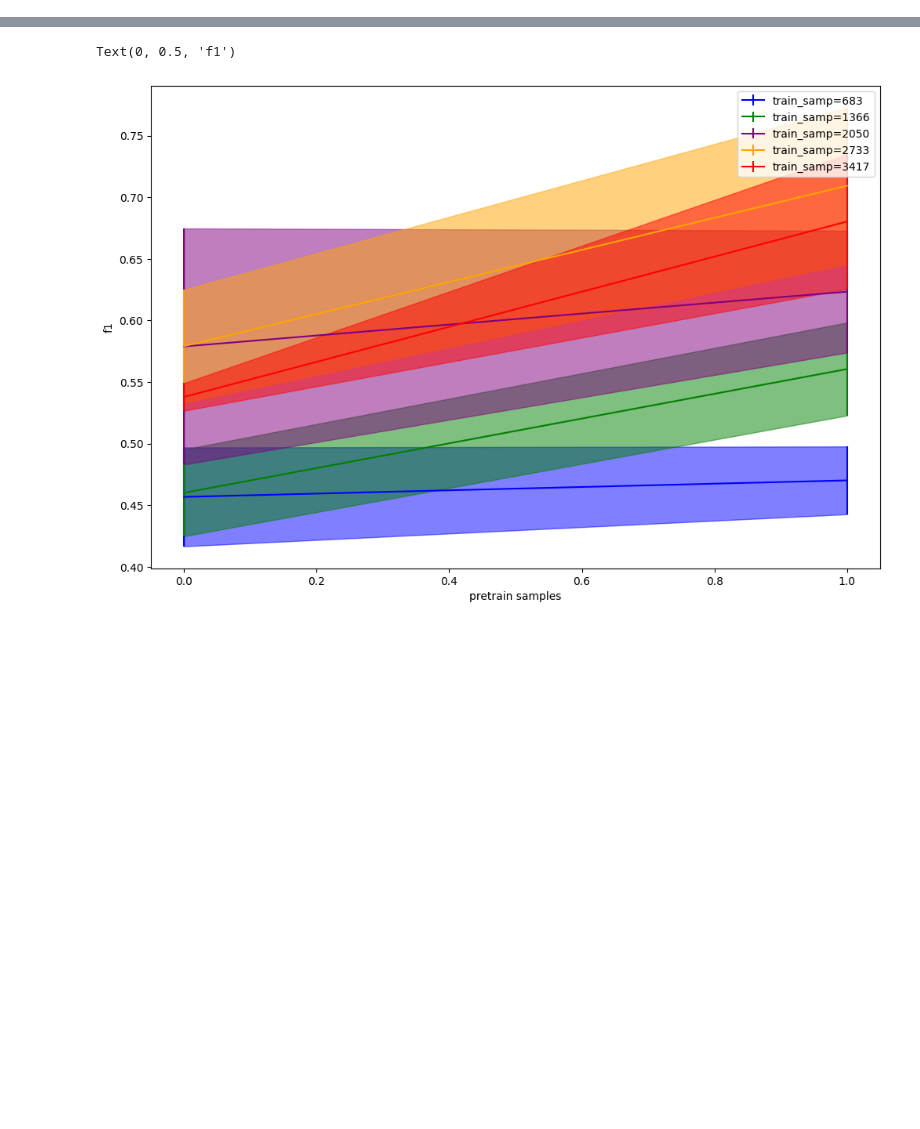
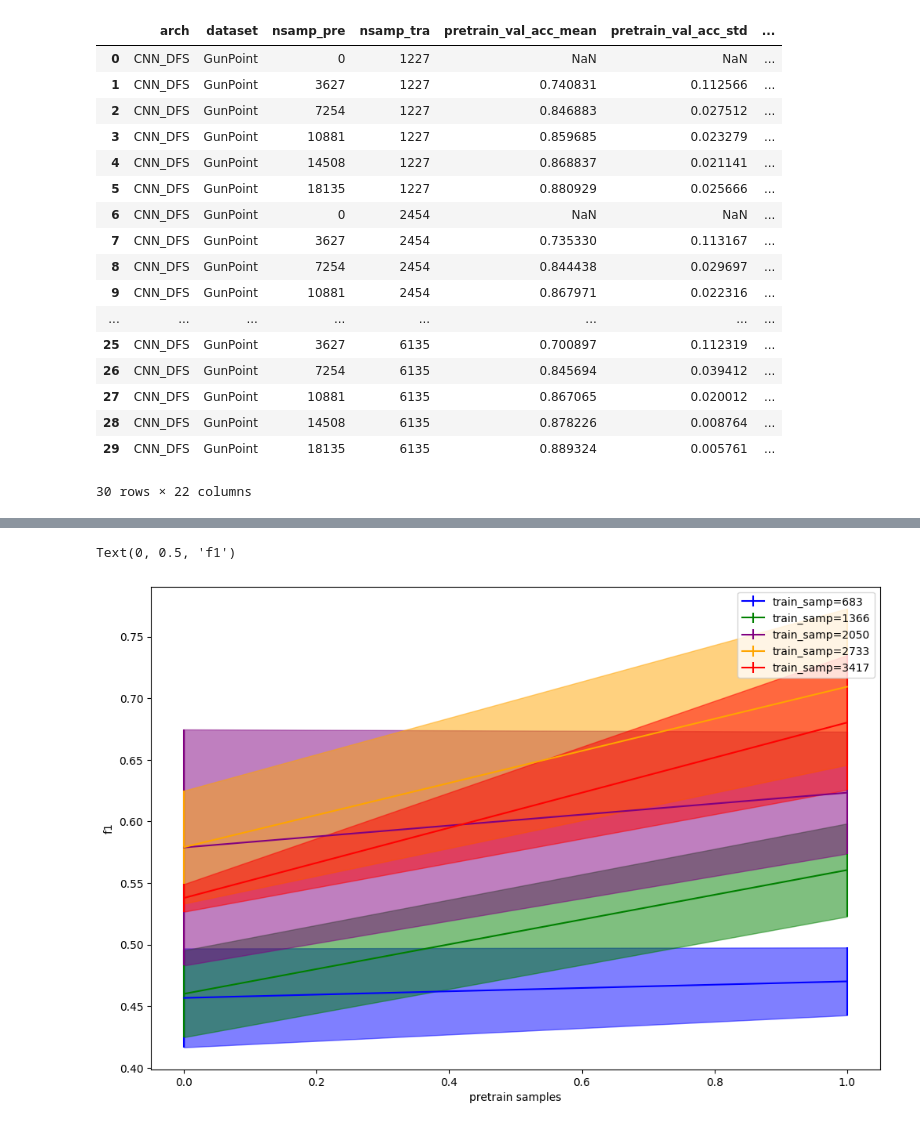
Before and after one commit to mbisan/s3ts, a Jupyter notebook: graphs.ipynb, the cells around one changed output, grey strips where cells are left out. Cells and saved outputs as stored; diff of their text form; code cells hidden in the pictures; blank space fills up the shorter version.

```diff
--- a/graphs.ipynb
+++ b/graphs.ipynb
@@ -23 +40,23 @@ Name: dataset, dtype: int64
+# %%
+dfr = aux.EXP_ratio_preprocessing(df)
+dfr
+# %% [output]
+|  | arch | dataset | nsamp_pre | nsamp_tra | pretrain_val_acc_mean | pretrain_val_acc_std | ... |
+| 0 | CNN_DFS | GunPoint | 0 | 1227 | NaN | NaN | ... |
+| 1 | CNN_DFS | GunPoint | 3627 | 1227 | 0.740831 | 0.112566 | ... |
+| 2 | CNN_DFS | GunPoint | 7254 | 1227 | 0.846883 | 0.027512 | ... |
+| 3 | CNN_DFS | GunPoint | 10881 | 1227 | 0.859685 | 0.023279 | ... |
+| 4 | CNN_DFS | GunPoint | 14508 | 1227 | 0.868837 | 0.021141 | ... |
+| 5 | CNN_DFS | GunPoint | 18135 | 1227 | 0.880929 | 0.025666 | ... |
+| 6 | CNN_DFS | GunPoint | 0 | 2454 | NaN | NaN | ... |
+| 7 | CNN_DFS | GunPoint | 3627 | 2454 | 0.735330 | 0.113167 | ... |
+| 8 | CNN_DFS | GunPoint | 7254 | 2454 | 0.844438 | 0.029697 | ... |
+| 9 | CNN_DFS | GunPoint | 10881 | 2454 | 0.867971 | 0.022316 | ... |
+| ... | ... | ... | ... | ... | ... | ... | ... |
+| 25 | CNN_DFS | GunPoint | 3627 | 6135 | 0.700897 | 0.112319 | ... |
+| 26 | CNN_DFS | GunPoint | 7254 | 6135 | 0.845694 | 0.039412 | ... |
+| 27 | CNN_DFS | GunPoint | 10881 | 6135 | 0.867065 | 0.020012 | ... |
+| 28 | CNN_DFS | GunPoint | 14508 | 6135 | 0.878226 | 0.008764 | ... |
+| 29 | CNN_DFS | GunPoint | 18135 | 6135 | 0.889324 | 0.005761 | ... |
+30 rows × 22 columns
 # %%
```
Also changed, not shown: parts of 3 cells of this notebook, 46 other files.
